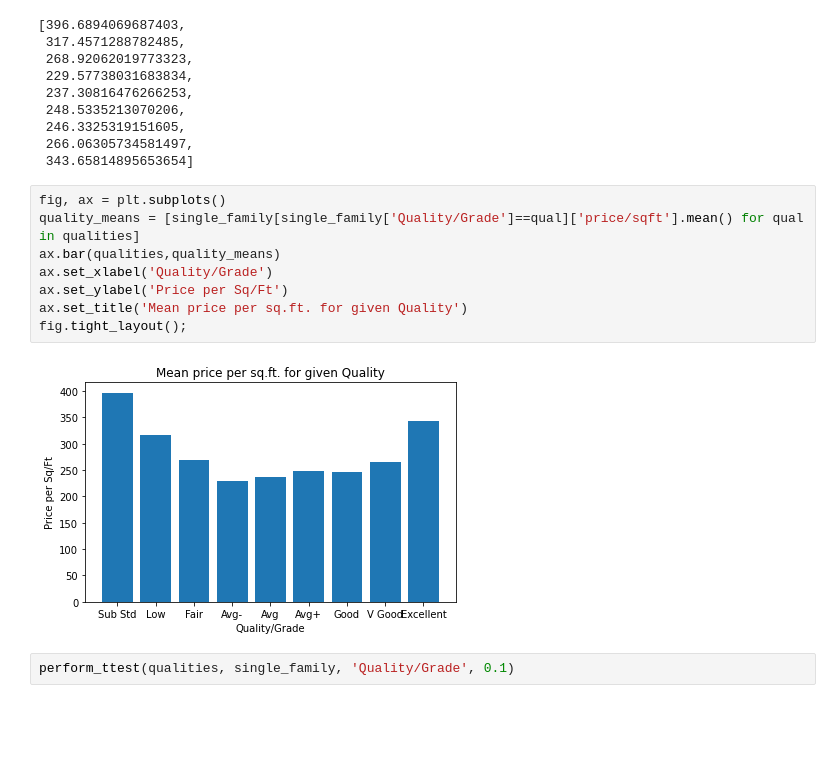
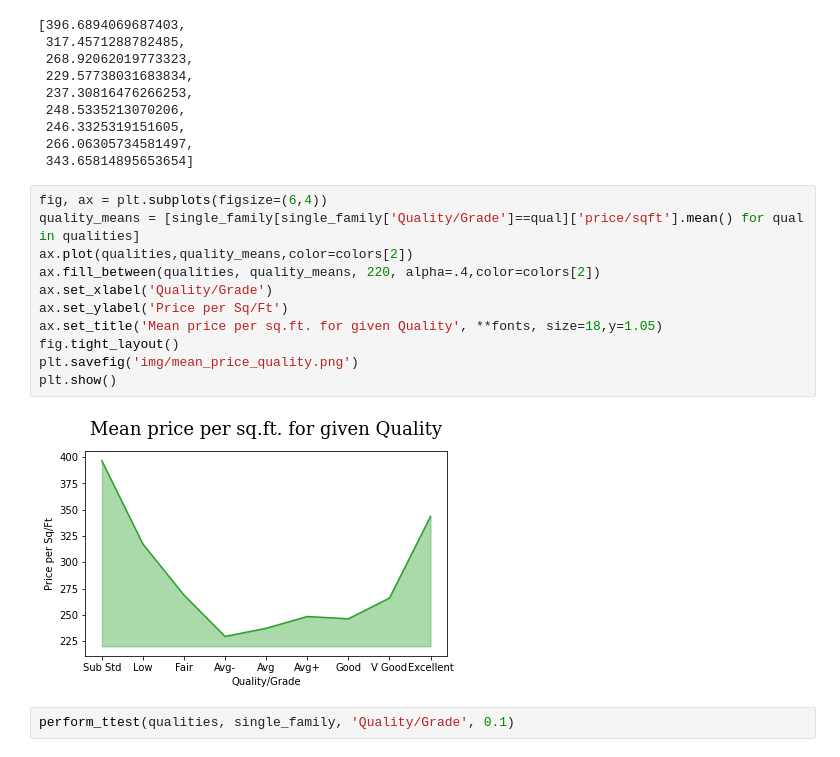
Before and after one commit to vmccready/home-saleprice-eda, a Jupyter notebook: exploration.ipynb, the cells around one changed output. Drawn from its saved outputs; the diff is of its cells as text; blank space fills up the shorter version.

Commit message:
add image. finish exploration

```diff
--- a/exploration.ipynb
+++ b/exploration.ipynb
@@ -627,15 +670,18 @@ Name: price/sqft, dtype: float64
  266.06305734581497,
  343.65814895653654]
 # %%
-fig, ax = plt.subplots()
+fig, ax = plt.subplots(figsize=(6,4))
 quality_means = [single_family[single_family['Quality/Grade']==qual]['price/sqft'].mean() for qual in qualities]
-ax.bar(qualities,quality_means)
+ax.plot(qualities,quality_means,color=colors[2])
+ax.fill_between(qualities, quality_means, 220, alpha=.4,color=colors[2])
 ax.set_xlabel('Quality/Grade')
 ax.set_ylabel('Price per Sq/Ft')
-ax.set_title('Mean price per sq.ft. for given Quality')
-fig.tight_layout();
+ax.set_title('Mean price per sq.ft. for given Quality', **fonts, size=18,y=1.05)
+fig.tight_layout()
+plt.savefig('img/mean_price_quality.png')
+plt.show()
 # %% [output]
-[figure, old version]
+[figure, new version]
 # %%
 perform_ttest(qualities, single_family, 'Quality/Grade', 0.1)
 # %% [output]
```
Also changed, not shown: parts of 6 cells of this notebook, 1 other file.
